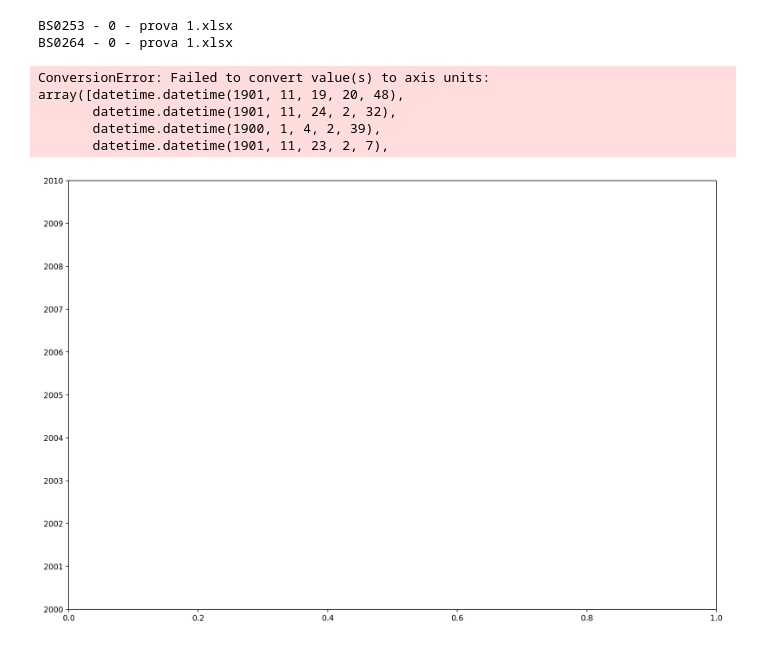
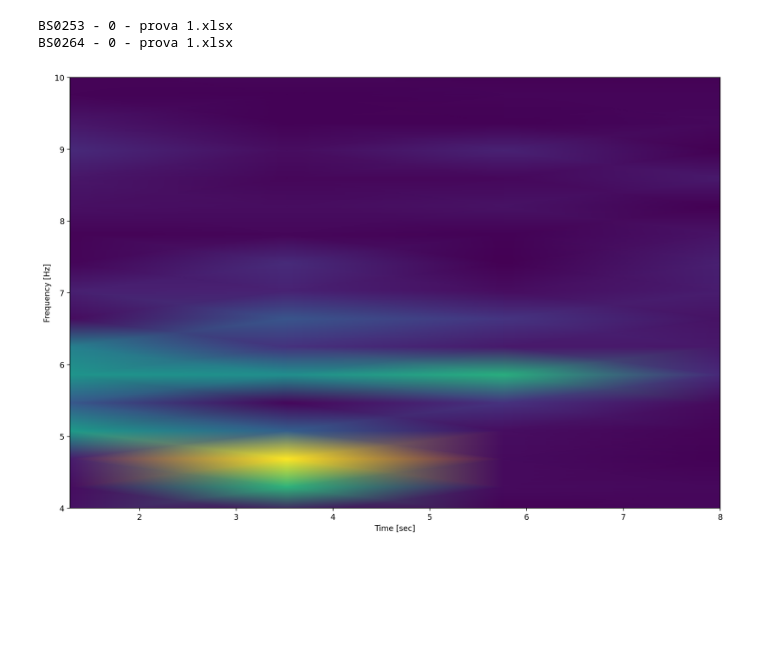
Before and after one commit to JuliusWelzel/tremor_music_ap, a Jupyter notebook: scripts/check_data.ipynb, the cells around one changed output. Saved outputs shown, nothing was run; the diff lists cells and outputs as text; code cells hidden in the pictures; blank space fills up the shorter version.

Commit message:
[ADD] tf-plot and peridogramm for single axis

```diff
--- a/scripts/check_data.ipynb
+++ b/scripts/check_data.ipynb
@@ -28,5 +28,11 @@ c:\Users\juliu\Desktop\kiel\tremor_music_ap\data
 f_list = os.listdir(dir_rawdata)
 str_match = 'BS'
 dir_patients = [s for s in f_list if str_match in s]
+# %%
+# define cfg vars
+cfg_srate = 100
+cfg_group = {1:"Standard & exp. music", 2:"Standard & unspecific music", 3: "Only Standard", 4: "Placebo"}
+cfg_trial = {1: "Standing flexed", 2:"Sitting", 3: "Standing relaxed"}
+cfg_visit = {1:"Inital", 2:"14-days"}
 # %%
  # set params for epoch processing and plotting
@@ -49,11 +54,35 @@ BS0264 - 0 - prova 1.xlsx
 x = tmp.iloc[:,0]
 y = tmp.iloc[:,1]
 z = tmp.iloc[:,2]
-# %%
-plt.plot(z)
-# %% [output]
-ConversionError: Failed to convert value(s) to axis units: array([datetime.datetime(1901, 11, 19, 20, 48),
-       datetime.datetime(1901, 11, 24, 2, 32),
-       datetime.datetime(1900, 1, 4, 2, 39),
-       datetime.datetime(1901, 11, 23, 2, 7),
-[figure, removed]
+# %%
+from scipy.signal import butter, filtfilt
+
+def butter_bandpass(lowcut, highcut, fs, order=5):
+    nyq = 0.5 * fs
+    low = lowcut / nyq
+    high = highcut / nyq
+    b, a = butter(order, [low, high], btype='band')
+    return b, a
+
+
+def butter_bandpass_filter(data, lowcut, highcut, fs, order=5):
+    b, a = butter_bandpass(lowcut, highcut, fs, order=order)
+    y = filtfilt(b, a, data)
+    return y
+# %%
+from scipy.stats import zscore
+import numpy as np
+
+filt = butter_bandpass_filter(y, 1, 15, cfg_srate)
+data_zm = filt-np.nanmean(filt)
+# %%
+from scipy import signal
+
+f, t, Sxx = signal.spectrogram(data_zm, cfg_srate)
+plt.pcolormesh(t, f, Sxx, shading='gouraud')
+plt.ylabel('Frequency [Hz]')
+plt.xlabel('Time [sec]')
+plt.ylim([4,10])
+plt.show()
+# %% [output]
+[figure, added]
```
Also changed, not shown: parts of 3 cells of this notebook.
